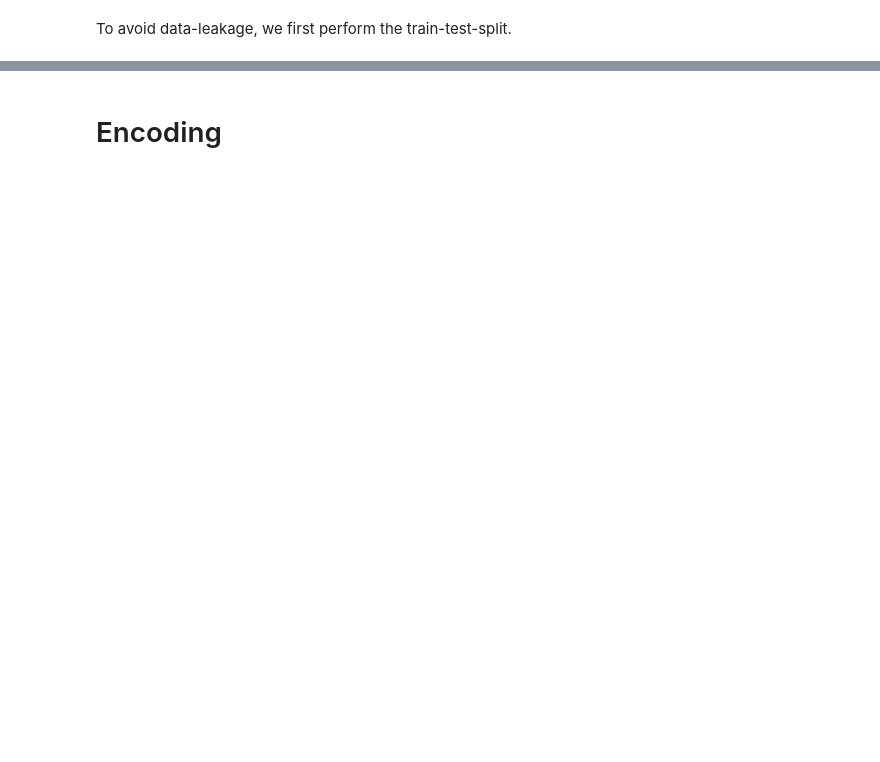
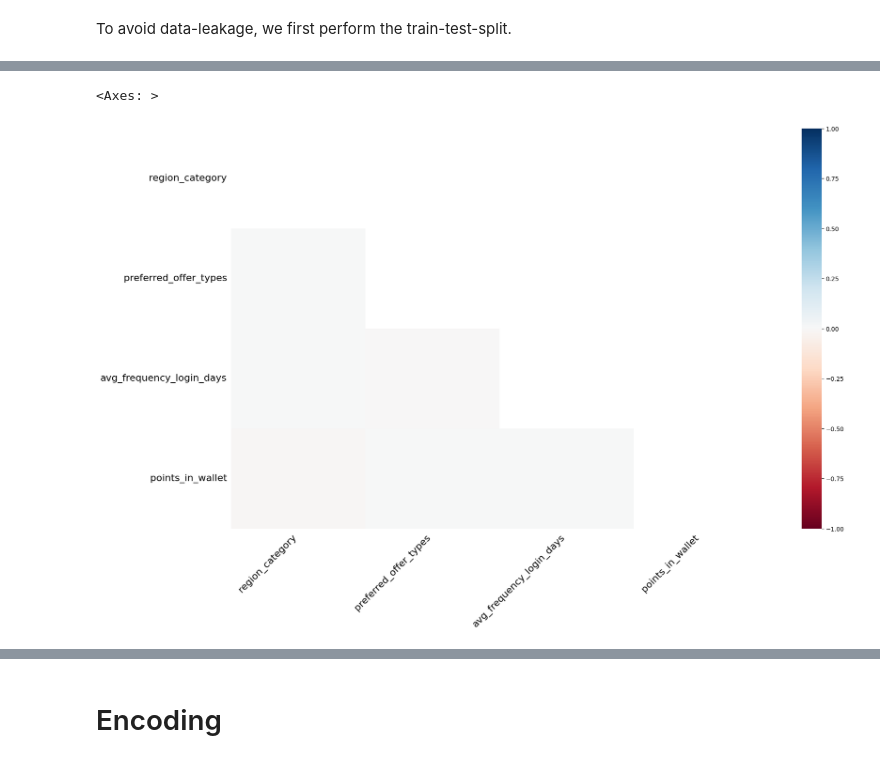
Before and after one commit to forster-j/churn-prediction, a Jupyter notebook: 04_data_cleaning_feature.ipynb, the cells around one changed output, grey strips where cells are left out. Cells and saved outputs as stored; diff of their text form; code cells hidden in the pictures; blank space fills up the shorter version.

```diff
--- a/04_data_cleaning_feature.ipynb
+++ b/04_data_cleaning_feature.ipynb
@@ -93,0 +97,5 @@ We don't drop complete rows with NaN. We look for the NaN at the features in det
+# %%
+msno.heatmap(df_train)
+# %% [output]
+<Axes: >
+[figure, added]
```
Also changed, not shown: parts of 37 cells of this notebook, 3 other files.
